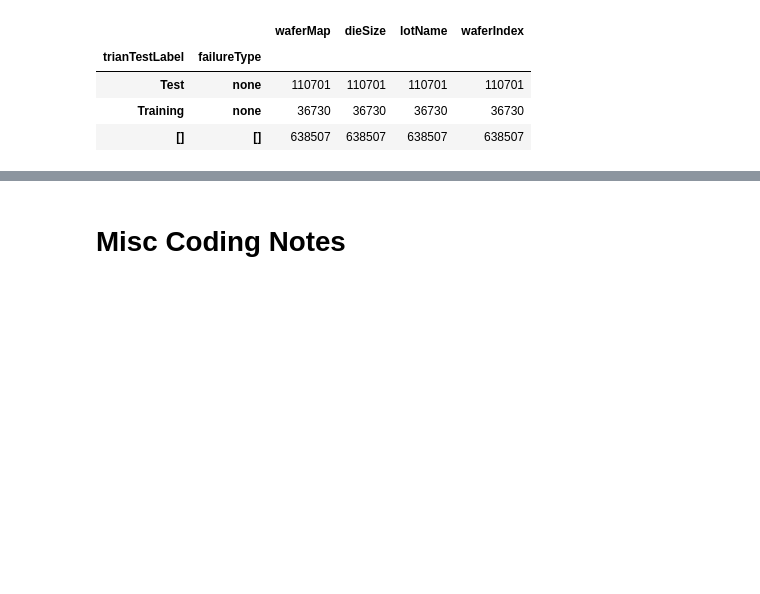
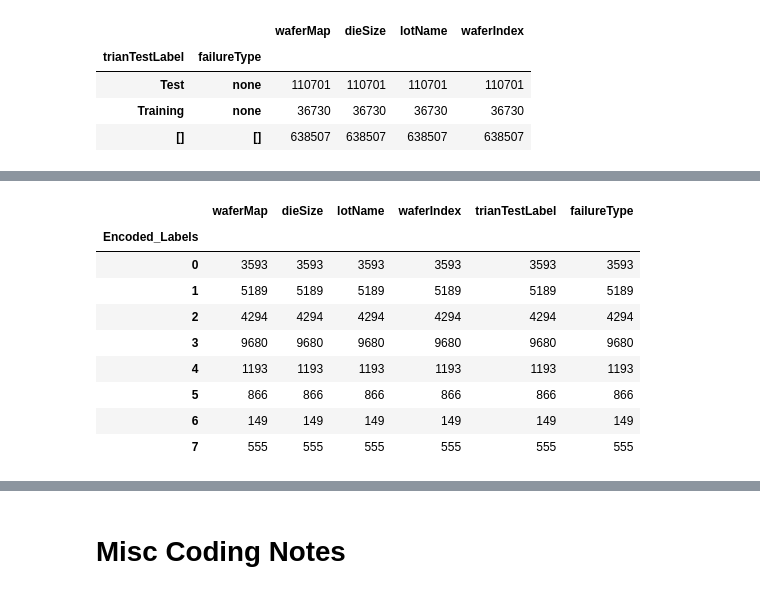
Before and after one commit to brian-calderon/Project_IV, a Jupyter notebook: ProjectIV_V1_0.ipynb, the cells around one changed output, grey strips where cells are left out. Cells and saved outputs as stored; diff of their text form; code cells hidden in the pictures; blank space fills up the shorter version.

```diff
--- a/ProjectIV_V1_0.ipynb
+++ b/ProjectIV_V1_0.ipynb
@@ -274,0 +232,20 @@ print(os.getcwd())
+# %%
+###############################################################################
+#-----------------------Encode Failure Type labels-----------------------------
+################################################################################
+encoders = {
+    'Loc': 0,
+    'Edge-Loc': 1,
+    'Center': 2,
+    'Edge-Ring': 3,
+    'Scratch': 4,
+    'Random': 5,
+    'Near-full': 6,
+    'Donut': 7
+}
+# NOTE: You have change the column 'failureType' to type 'object' before you
+# an replace its string values with numeric. Object functions as multiple types,
+# whereas string can only be replaced with other strings.
+clean_df['Encoded_Labels'] = clean_df['failureType'].astype(object).replace(encoders)
+print(clean_df.info())
+clean_df.head()
@@ -274,0 +274,13 @@ print(os.getcwd())
+# %%
+clean_df.groupby(['Encoded_Labels']).count()
+# %% [output]
+|  | waferMap | dieSize | lotName | waferIndex | trianTestLabel | failureType |
+| Encoded_Labels |  |  |  |  |  |  |
+| 0 | 3593 | 3593 | 3593 | 3593 | 3593 | 3593 |
+| 1 | 5189 | 5189 | 5189 | 5189 | 5189 | 5189 |
+| 2 | 4294 | 4294 | 4294 | 4294 | 4294 | 4294 |
+| 3 | 9680 | 9680 | 9680 | 9680 | 9680 | 9680 |
+| 4 | 1193 | 1193 | 1193 | 1193 | 1193 | 1193 |
+| 5 | 866 | 866 | 866 | 866 | 866 | 866 |
+| 6 | 149 | 149 | 149 | 149 | 149 | 149 |
+| 7 | 555 | 555 | 555 | 555 | 555 | 555 |
```
Also changed, not shown: parts of 4 cells of this notebook.
